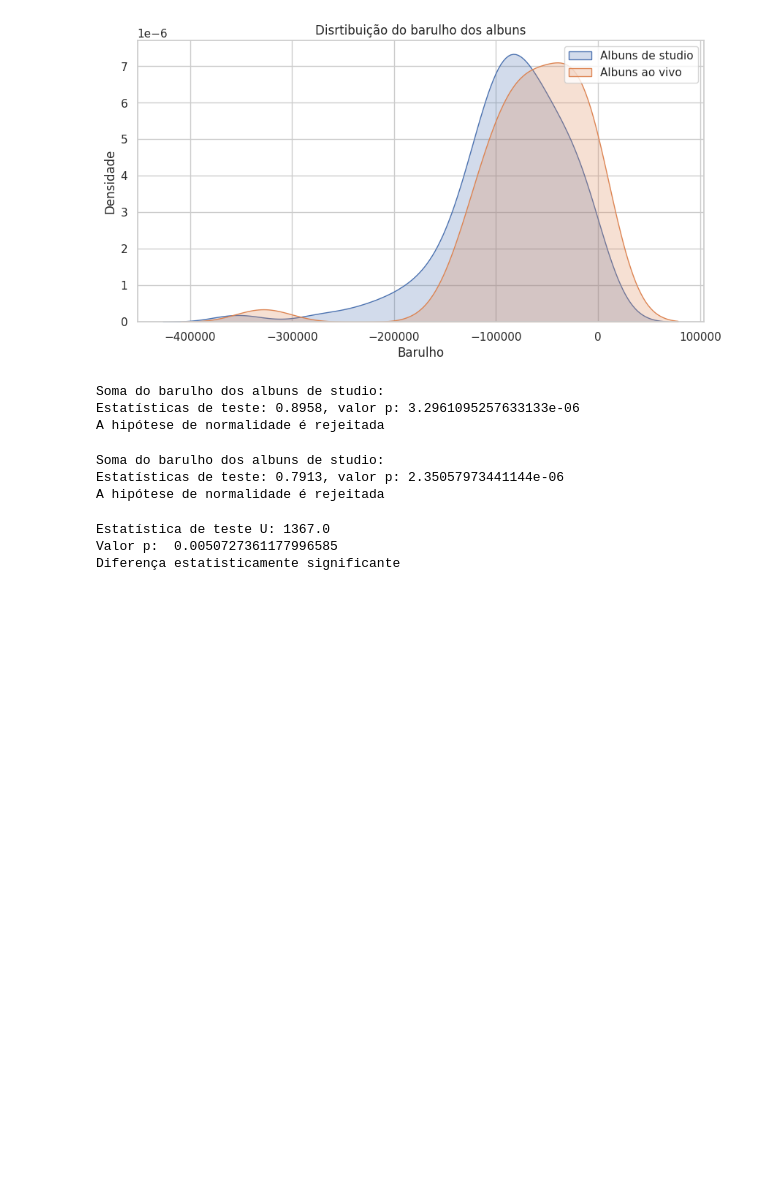
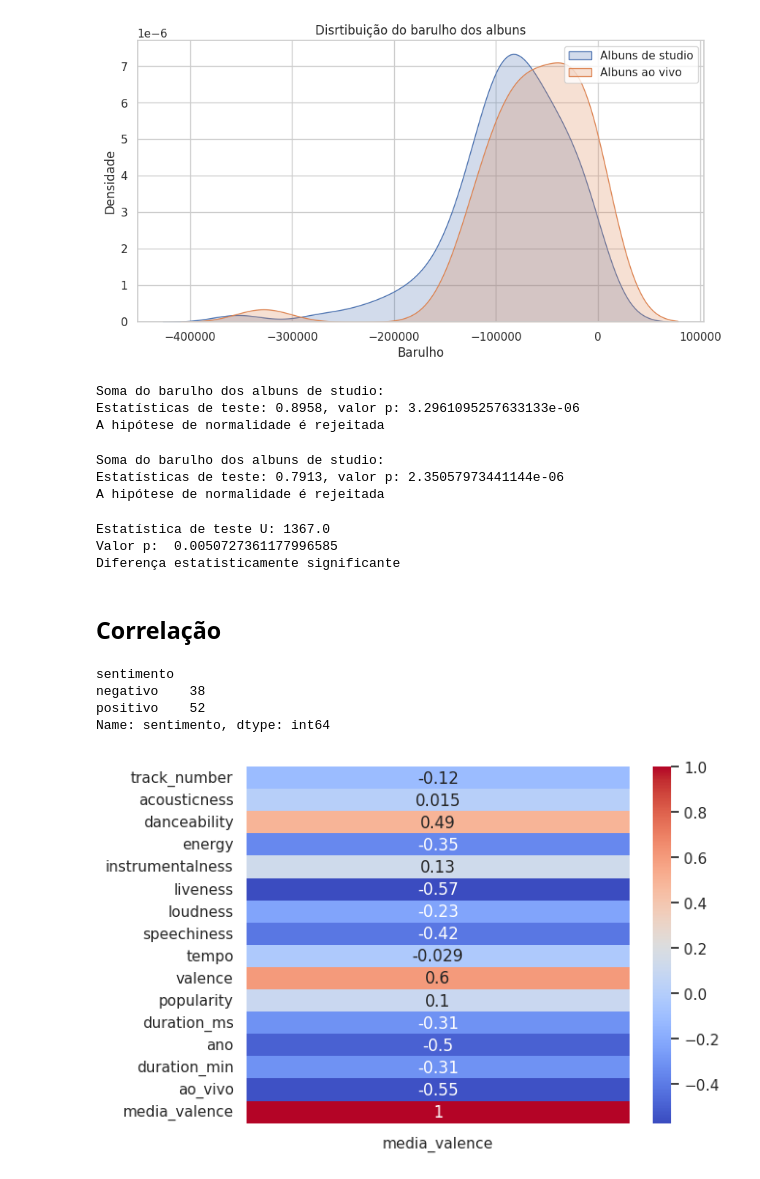
Before and after one commit to icarocarmona/pos-tech-dtat, a Jupyter notebook: f2_ml_and_time_series/ml_with_python/AULA_2_ANALISE_EXPLORATÓRIA_DE_DADOS_(EDA).ipynb, the cells around one changed output. Saved outputs shown, nothing was run; the diff lists cells and outputs as text; code cells hidden in the pictures; blank space fills up the shorter version.

```diff
--- a/f2_ml_and_time_series/ml_with_python/AULA_2_ANALISE_EXPLORATÓRIA_DE_DADOS_(EDA).ipynb
+++ b/f2_ml_and_time_series/ml_with_python/AULA_2_ANALISE_EXPLORATÓRIA_DE_DADOS_(EDA).ipynb
@@ -348,3 +348,18 @@ else:
 Estatística de teste U: 1367.0
 Valor p:  0.0050727361177996585
 Diferença estatisticamente significante
+# %% [markdown]
+## Correlação
+# %%
+media_por_album = df.groupby("album")["valence"].mean().reset_index()
+
+media_por_album = media_por_album.rename(columns={"valence":"media_valence"})
+
+media_por_album["sentimento"] = ["positivo" if v > 0.6 else "negativo" for v in media_por_album["media_valence"]]
+
+print(media_por_album.groupby("sentimento")["sentimento"].count())
+# %% [output]
+sentimento
+negativo    38
+positivo    52
+Name: sentimento, dtype: int64
@@ -350,0 +368,13 @@ Diferença estatisticamente significante
+# %%
+df_resultado_final = pd.merge(df, media_por_album, on = "album")
+# %%
+matriz_correlacao = df_resultado_final.corr()
+
+correlacao_sentimento = matriz_correlacao["media_valence"]
+
+display(correlacao_sentimento)
+# %%
+sns.heatmap(data=correlacao_sentimento.to_frame(), annot=True, cmap="coolwarm")
+plt.show()
+# %% [output]
+[figure, added]
```
Also changed, not shown: parts of 3 cells of this notebook.
